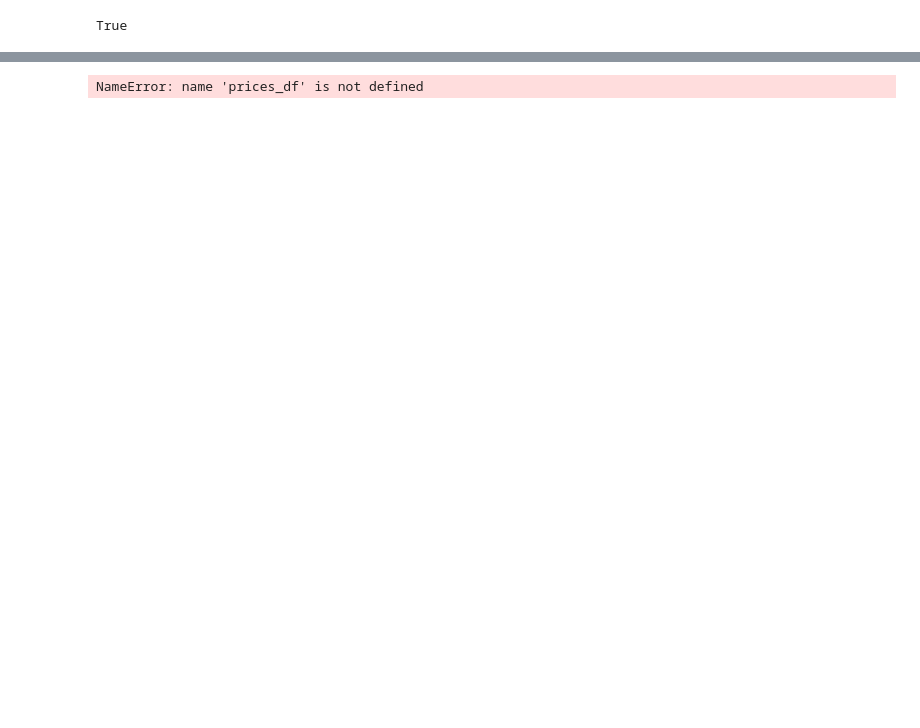
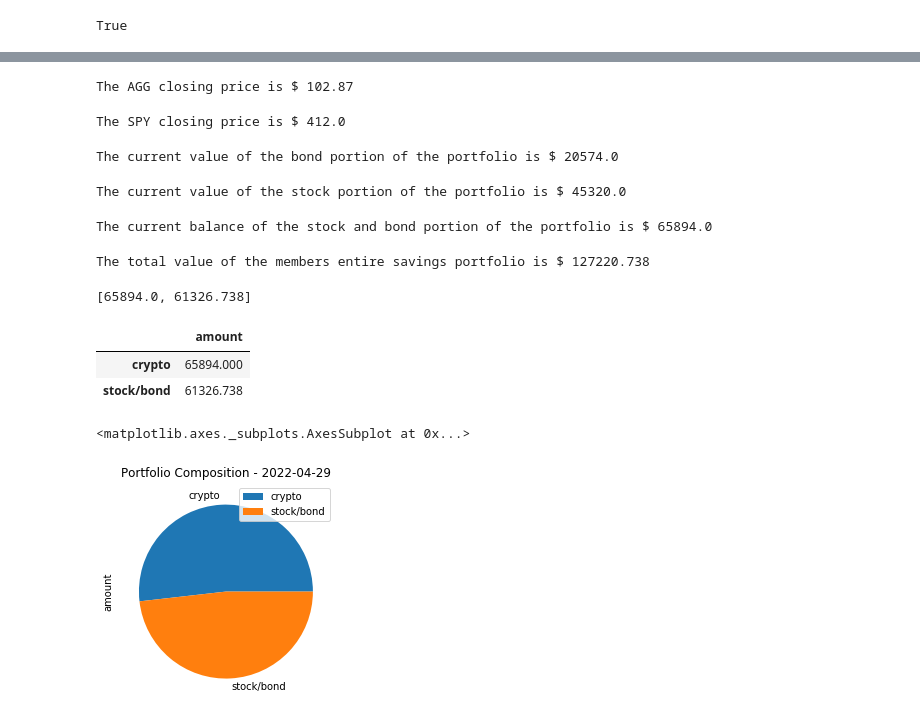
Before and after one commit to heitzo/Financial_Planners, a Jupyter notebook: Financial_planning_tools_.ipynb, the cells around one changed output, grey strips where cells are left out. Drawn from its saved outputs; the diff is of its cells as text; code cells hidden in the pictures; blank space fills up the shorter version.

```diff
--- a/Financial_planning_tools_.ipynb
+++ b/Financial_planning_tools_.ipynb
@@ -139,4 +174,74 @@ yesterday = pd.Timestamp("2022-04-28",tz="America/New_York").isoformat()
 # %%
-MC_thirty_year = MCSimulation(prices_df, weights = [.6, .4], num_simulation = 100, num_trading_days = 252*30)
+# Access the closing price for AGG from the Alpaca DataFrame
+# Converting the value to a floating point number
+agg_close_price = float(portfolio_df["AGG"]['close'])
+
+
+# Print the AGG closing price
+print(f'The AGG closing price is $ {agg_close_price}')
 # %% [output]
-NameError: name 'prices_df' is not defined
+The AGG closing price is $ 102.87
+# %%
+# Access the closing price for SPY from the Alpaca DataFrame
+# Converting the value to a floating point number
+spy_close_price = float(portfolio_df['SPY']['close'])
+# Print the SPY closing price
+print(f'The SPY closing price is $ {spy_close_price}')
+# %% [output]
+The SPY closing price is $ 412.0
+# %%
+# Calculate the current value of the bond portion of the portfolio
+agg_value = agg_close_price*agg_shares
+
+# Print the current value of the bond portfolio
+print(f'The current value of the bond portion of the portfolio is $ {agg_value}')
+# %% [output]
+The current value of the bond portion of the portfolio is $ 20574.0
+# %%
+# Calculate the current value of the stock portion of the portfolio
+spy_value = spy_close_price*spy_shares
+
+# Print the current value of the stock portfolio
+print(f'The current value of the stock portion of the portfolio is $ {spy_value}')
+# %% [output]
+The current value of the stock portion of the portfolio is $ 45320.0
+# %%
+# Calculate the total value of the stock and bond portion of the portfolio
+total_stocks_bonds = spy_value+agg_value
+
+# Print the current balance of the stock and bond portion of the portfolio
+print( f'The current balance of the stock and bond portion of the portfolio is $ {total_stocks_bonds}')
+# %% [output]
+The current balance of the stock and bond portion of the portfolio is $ 65894.0
+# %%
+# Calculate the total value of the member's entire savings portfolio
+# Add the value of the cryptocurrency walled to the value of the total stocks and bonds
+total_portfolio = total_stocks_bonds + total_value_crypto
+
+# Print total
+print(f'The total value of the members entire savings portfolio is $ {total_portfolio}')
+# %% [output]
+The total value of the members entire savings portfolio is $ 127220.738
+# %%
+# Consolidate financial assets data into a Python list
+savings_data = [total_stocks_bonds, total_value_crypto]
+
+# Review the Python list savings_data
+savings_data
+# %% [output]
+[65894.0, 61326.738]
+# %%
+# Create a Pandas DataFrame called savings_df
+savings_df = pd.DataFrame(data=savings_data, columns=['amount'], index=['crypto', 'stock/bond'])
+# Display the savings_df DataFrame
+display(savings_df)
+# %% [output]
+|  | amount |
+| crypto | 65894.000 |
+| stock/bond | 61326.738 |
+# %%
+# Plot the total value of the member's portfolio (crypto and stock/bond) in a pie chart
+savings_df.plot.pie(y='amount', title='Portfolio Composition - 2022-04-29')
+# %% [output]
+<matplotlib.axes._subplots.AxesSubplot at 0x...>
+[figure, added]
```
Also changed, not shown: parts of 18 cells of this notebook.
